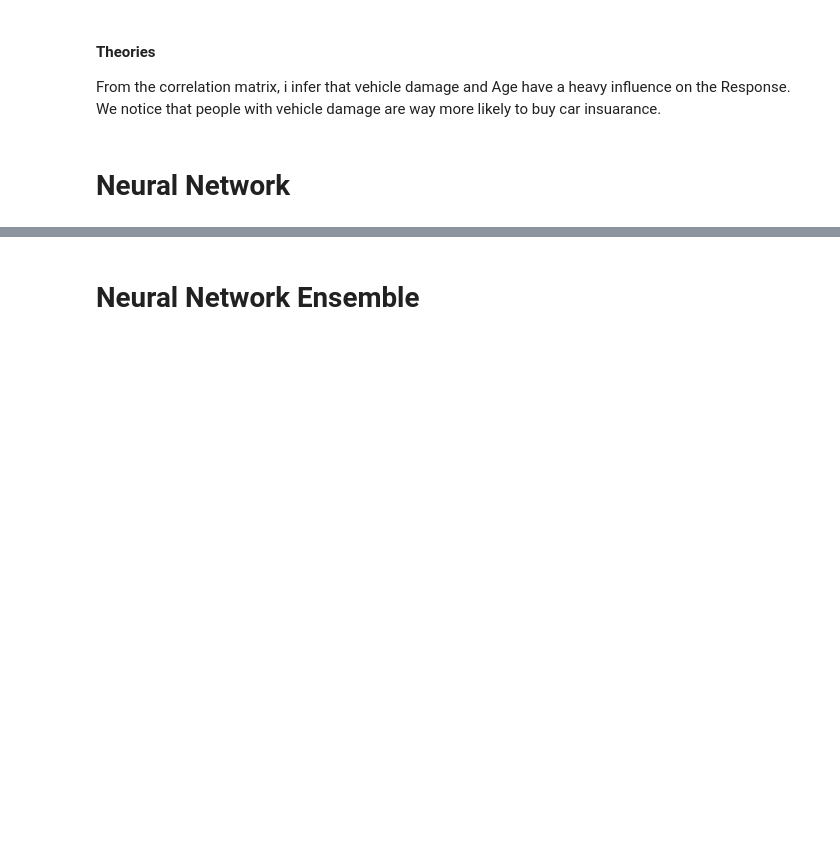
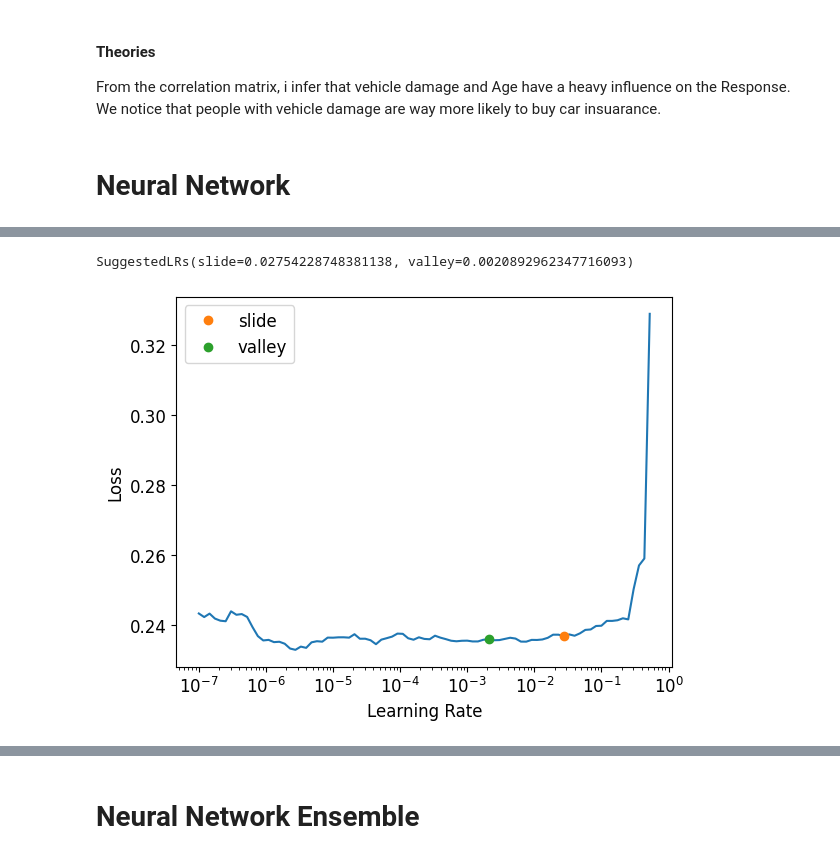
Before and after one commit to rubanzasilva/insurance_cross_selling, a Jupyter notebook: fastai_neural_network_gradient_boosting.ipynb, the cells around one changed output, grey strips where cells are left out. Saved outputs shown, nothing was run; the diff lists cells and outputs as text; code cells hidden in the pictures; blank space fills up the shorter version.

```diff
--- a/fastai_neural_network_gradient_boosting.ipynb
+++ b/fastai_neural_network_gradient_boosting.ipynb
@@ -718,0 +787,3 @@ dls.info()
+# %%
+%%time
+learn.fit_one_cycle(10,1e-3)
@@ -718,0 +804,3 @@ dls.info()
+# %%
+learn.lr_find(suggest_funcs=(slide,valley))
+# %% [output]
@@ -718,0 +808,2 @@ dls.info()
+SuggestedLRs(slide=0.02754228748381138, valley=0.0020892962347716093)
+[figure, added]
```
Also changed, not shown: parts of 59 cells of this notebook.
